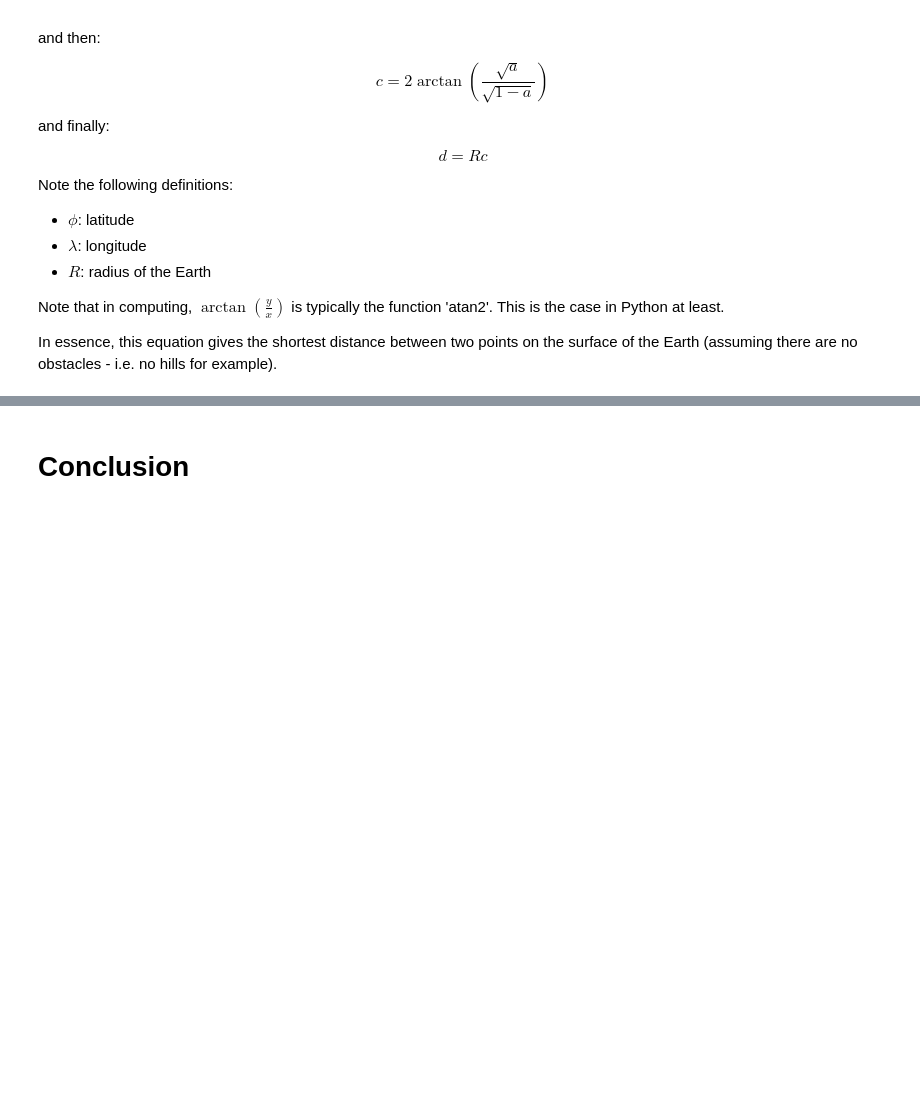
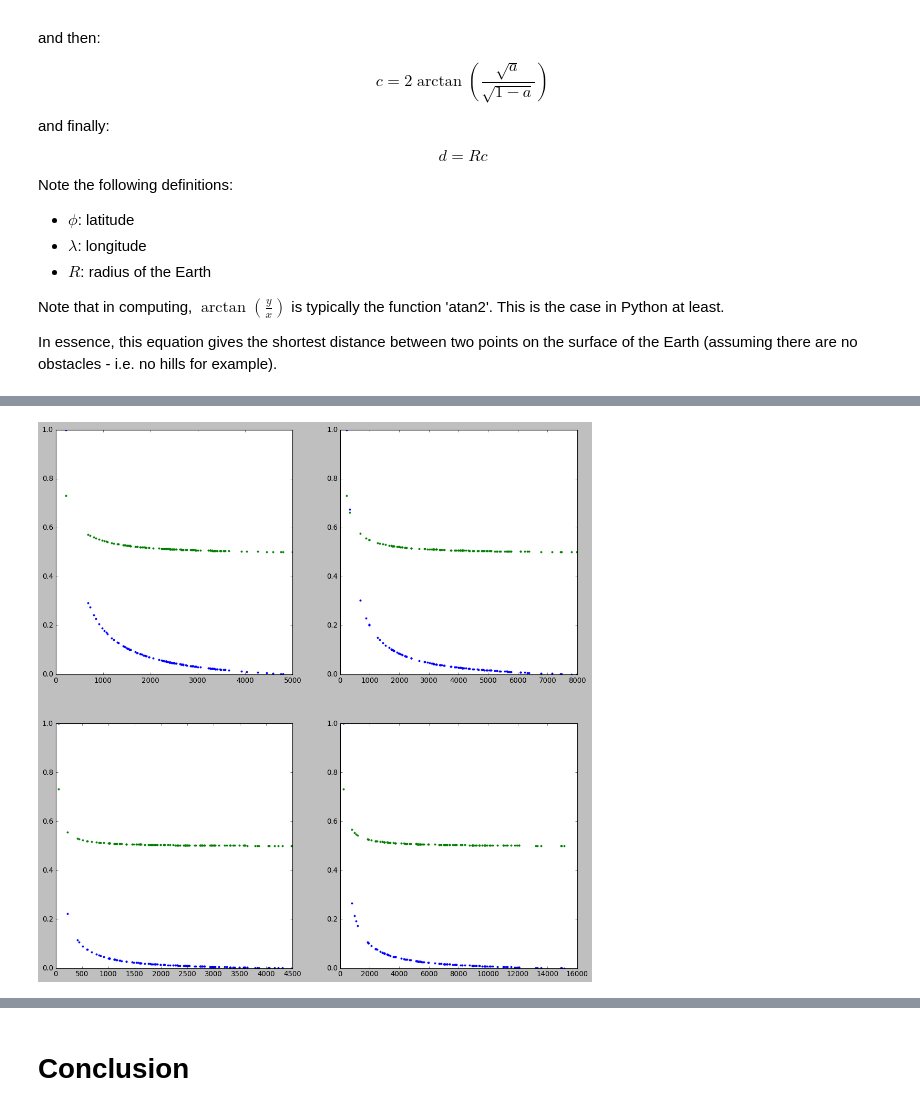
Before and after one commit to namiyousef/Coursera_Capstone, a Jupyter notebook: Capstone Notebooks/FinalCapstone_5_Analysis.ipynb, the cells around one changed output, grey strips where cells are left out. Saved outputs shown, nothing was run; the diff lists cells and outputs as text; code cells hidden in the pictures; blank space fills up the shorter version.

Commit message:
added much detaila nd analysis

```diff
--- a/Capstone Notebooks/FinalCapstone_5_Analysis.ipynb
+++ b/Capstone Notebooks/FinalCapstone_5_Analysis.ipynb
@@ -659,0 +635,4 @@ df_final.tail(15)
+# %%
+df_travel = pd.read_csv("../Data/dataframes/df_travel.csv")
+
+df_venues = pd.read_csv("../Data/dataframes/df_venues.csv")
@@ -667,0 +703,18 @@ We now have all the data that we need. We just need to find out how to score the
+# %%
+df_temp = df_travel
+
+def sigmoid(x):
+    """
+    applies the sigmoid function to an np.array
+    """
+
+    return 1/(1+ np.exp(-x))
+
+df_travel_new = pd.DataFrame()
+df_travel_new['PostDist'] = df_temp.PostDist.unique()
+for index, mode in enumerate(df_temp.TransportMode.unique()):
+    df_temp_2 = df_temp.duration[df_temp.TransportMode == mode]
+    df_travel_new.insert(1, mode, df_temp_2.reset_index()['duration'] , True)
+
+
+df_temp.head()
@@ -667,0 +737,5 @@ We now have all the data that we need. We just need to find out how to score the
+# %%
+scaler = MinMaxScaler()
+
+scaled_times = scaler.fit_transform(1/df_travel_new[['subway','bus','bicycling','walking']])
+scaled_times.reshape(-4,4)
@@ -667,0 +760,13 @@ We now have all the data that we need. We just need to find out how to score the
+# %%
+fig = plt.figure(figsize = (16,16))
+for i in range(scaled_times.shape[1]):
+    fig.add_subplot(2,2,i+1)
+    plt.plot(df_travel_new[df_travel_new.columns[i+1]], scaled_times[:,i],'.')
+    plt.plot(df_travel_new[df_travel_new.columns[i+1]], sigmoid(scaled_times[:,i]),'.')
+
+# we can see that the sigmoid does not have the intended effect... It punishes TOO much
+# as such, no special functions will be applied necessarily...
+# for the first iteration, it will suffice to just examine all the data together... more elaborate forms of scoring
+# will be implemented later
+# %% [output]
+[figure, added]
```
Also changed, not shown: parts of 24 cells of this notebook.
